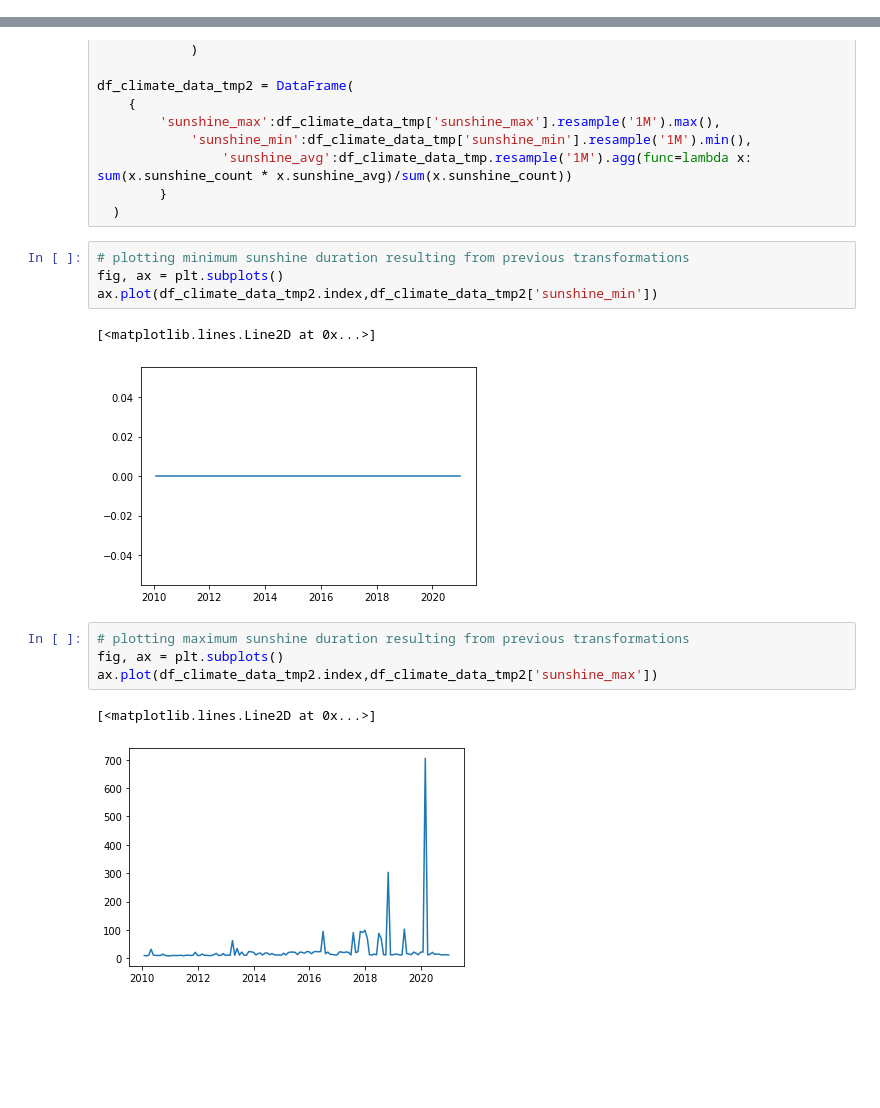
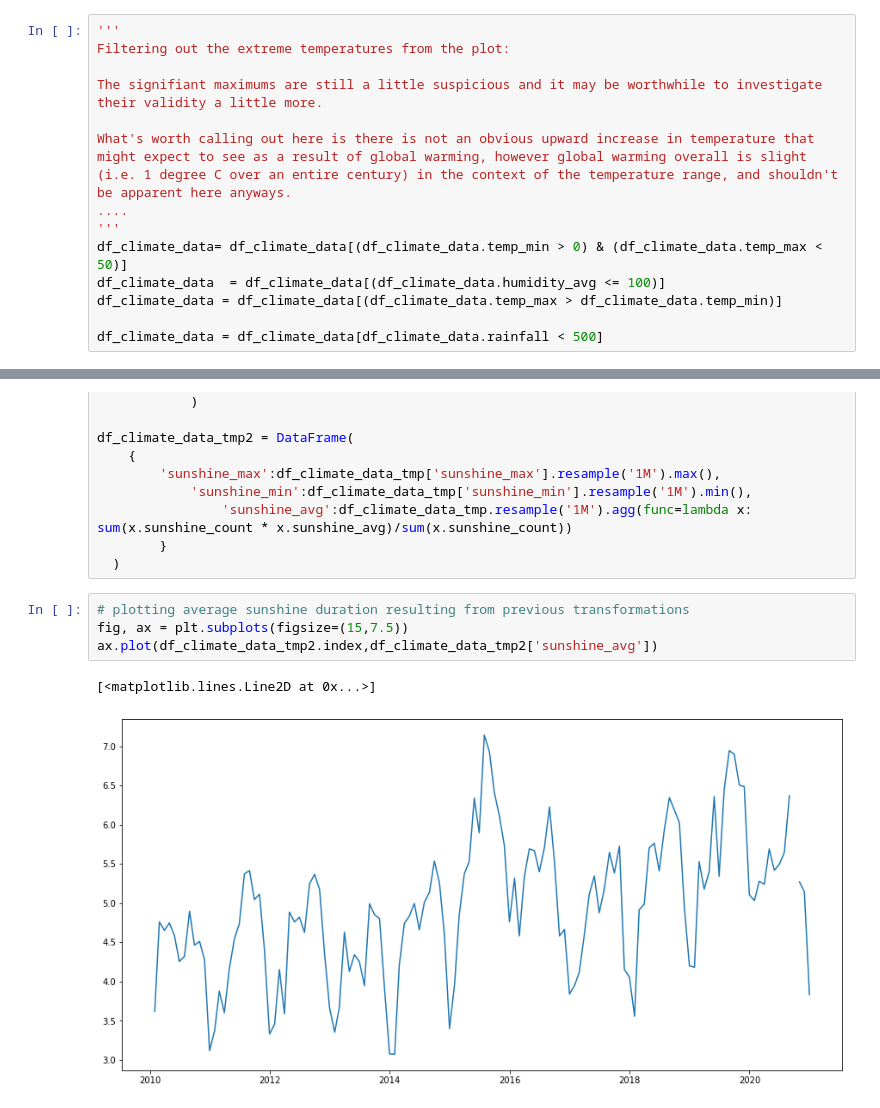
Before and after one commit to BenWS/indonesia-climate-analysis, a Jupyter notebook: Development/Analysis/Exploratory Analysis.ipynb, the cells around one changed output, grey strips where cells are left out. Saved outputs shown, nothing was run; the diff lists cells and outputs as text; blank space fills up the shorter version.

```diff
--- a/Development/Analysis/Exploratory Analysis.ipynb
+++ b/Development/Analysis/Exploratory Analysis.ipynb
@@ -56,3 +58,17 @@ df_climate_data.set_index(pd.DatetimeIndex(df_climate_data.index))
 df_climate_data = df_climate_data\
     .merge(df_stations,how='inner',left_on='station_id',right_on='station_id')\
 		.merge(df_provinces,how='inner',left_on='province_id',right_on='province_id')
+# %%
+'''
+Filtering out the extreme temperatures from the plot:
+
+The signifiant maximums are still a little suspicious and it may be worthwhile to investigate their validity a little more.
+
+What's worth calling out here is there is not an obvious upward increase in temperature that might expect to see as a result of global warming, however global warming overall is slight (i.e. 1 degree C over an entire century) in the context of the temperature range, and shouldn't be apparent here anyways.
+....
+'''
+df_climate_data= df_climate_data[(df_climate_data.temp_min > 0) & (df_climate_data.temp_max < 50)]
+df_climate_data  = df_climate_data[(df_climate_data.humidity_avg <= 100)]
+df_climate_data = df_climate_data[(df_climate_data.temp_max > df_climate_data.temp_min)]
+
+df_climate_data = df_climate_data[df_climate_data.rainfall < 500]
@@ -247,16 +243,9 @@ df_climate_data_tmp2 = DataFrame(
 		}
   )
 # %%
-# plotting minimum sunshine duration resulting from previous transformations
-fig, ax = plt.subplots()
-ax.plot(df_climate_data_tmp2.index,df_climate_data_tmp2['sunshine_min'])
+# plotting average sunshine duration resulting from previous transformations
+fig, ax = plt.subplots(figsize=(15,7.5))
+ax.plot(df_climate_data_tmp2.index,df_climate_data_tmp2['sunshine_avg'])
 # %% [output]
 [<matplotlib.lines.Line2D at 0x...>]
-[figure, old version]
+[figure, new version]
-# %%
-# plotting maximum sunshine duration resulting from previous transformations
-fig, ax = plt.subplots()
-ax.plot(df_climate_data_tmp2.index,df_climate_data_tmp2['sunshine_max'])
-# %% [output]
-[<matplotlib.lines.Line2D at 0x...>]
-[figure, removed]
```
Also changed, not shown: parts of 45 cells of this notebook, 10 other files.
